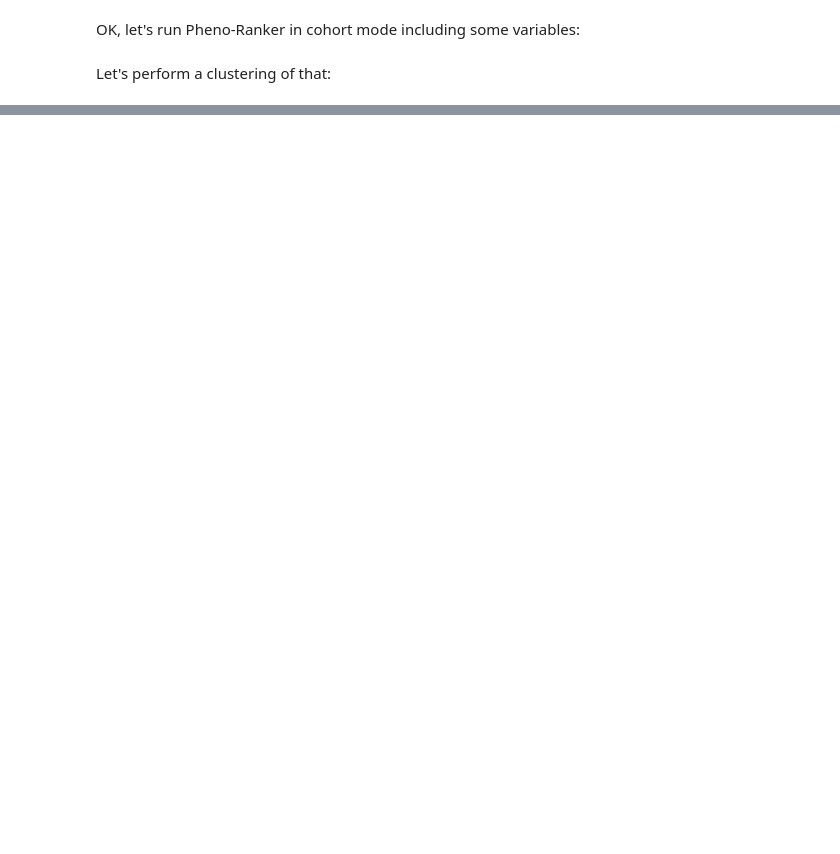
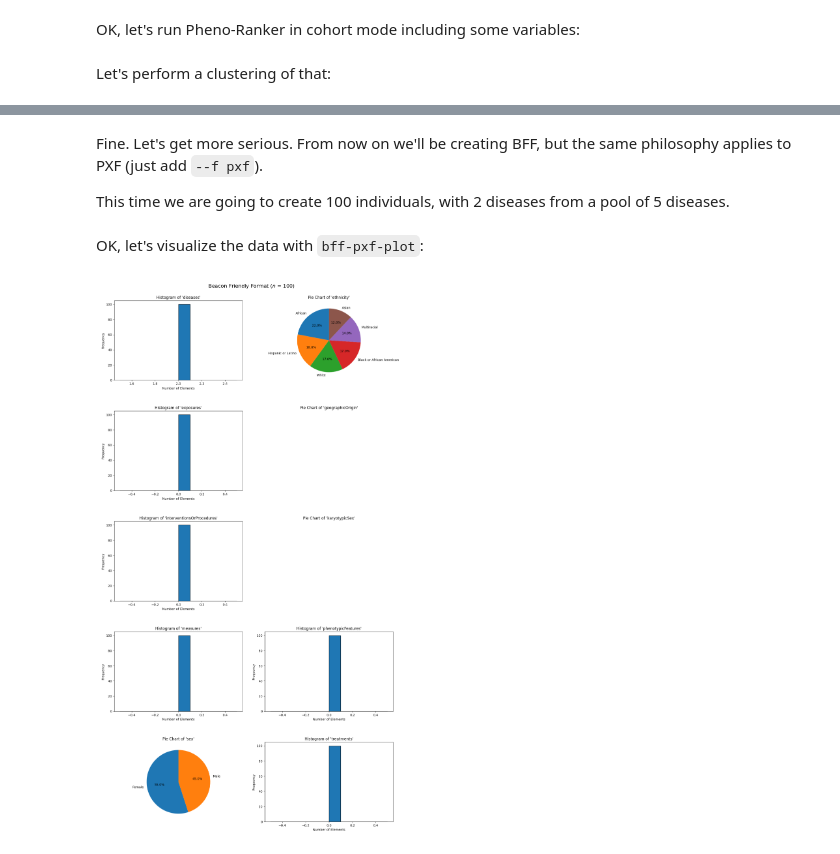
Before and after one commit to CNAG-Biomedical-Informatics/pheno-ranker, a Jupyter notebook: nb/pheno_ranker_cli_tutorial.ipynb, the cells around one changed output, grey strips where cells are left out. Saved outputs shown, nothing was run; the diff lists cells and outputs as text; code cells hidden in the pictures; blank space fills up the shorter version.

```diff
--- a/nb/pheno_ranker_cli_tutorial.ipynb
+++ b/nb/pheno_ranker_cli_tutorial.ipynb
@@ -484,0 +522,4 @@ pheatmap(data)
+# %% [markdown]
+Fine. Let's get more serious. From now on we'll be creating BFF, but the same philosophy applies to PXF (just add `--f pxf`).
+
+This time we are going to create 100 individuals, with 2 diseases from a pool of 5 diseases.
@@ -484,0 +535,2 @@ pheatmap(data)
+# %% [markdown]
+OK, let's visualize the data with `bff-pxf-plot`:
@@ -484,0 +539,15 @@ pheatmap(data)
+# %%
+# @title View image
+import matplotlib.pyplot as plt
+import matplotlib.image as mpimg
+
+# Replace 'your_image.png' with the path to your PNG image
+image_path = '/content/bff-plot.png'
+img = mpimg.imread(image_path)
+
+plt.figure(figsize=(28, 22))  # You can adjust the size as needed
+plt.imshow(img)
+plt.axis('off') # Optional: this line removes the axis around the image
+plt.show()
+# %% [output]
+[figure, added]
```
Also changed, not shown: parts of 60 cells of this notebook.
